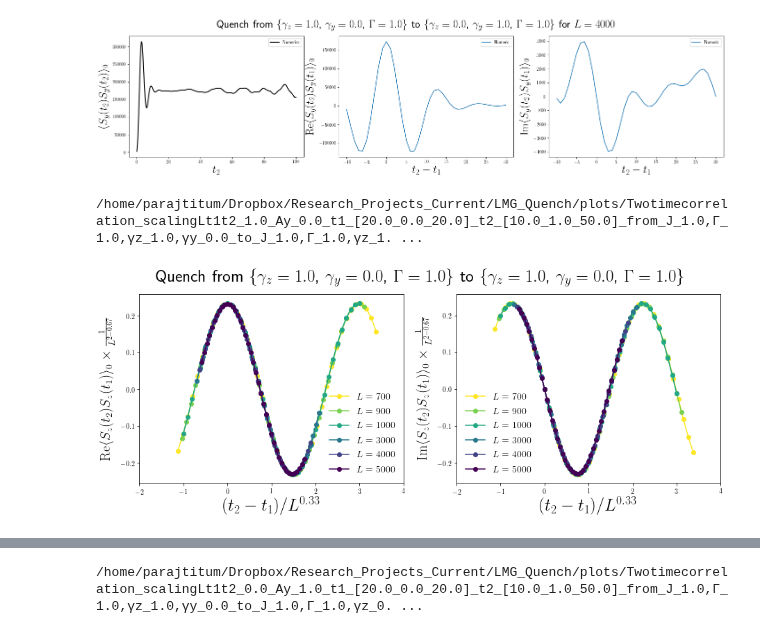
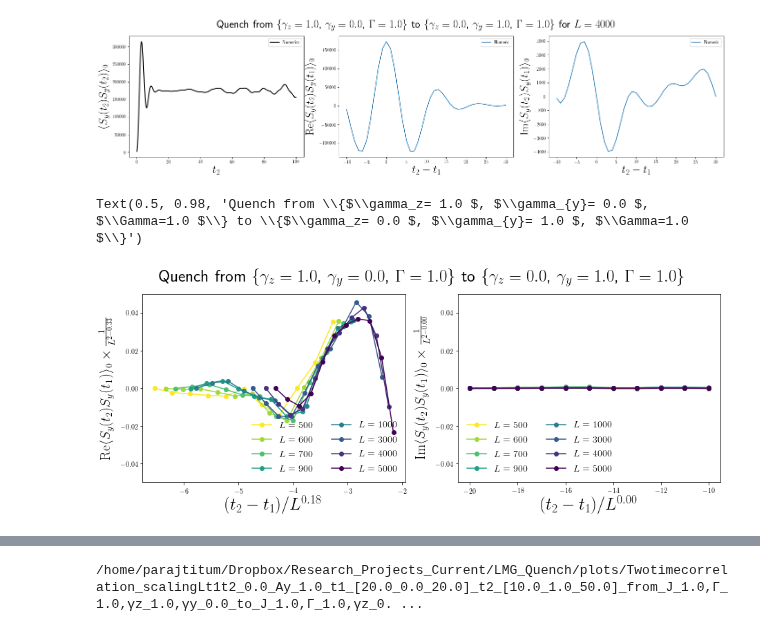
Before and after one commit to paraj003/LMG_quench, a Jupyter notebook: LMG_sim.ipynb, the cells around one changed output, grey strips where cells are left out. Cells and saved outputs as stored; diff of their text form; code cells hidden in the pictures.

```diff
--- a/LMG_sim.ipynb
+++ b/LMG_sim.ipynb
@@ -461,11 +475,12 @@ Caption: Quench to the critical point. It is clear that the scaling with system
 # %%
 #Scaling Collapse over all times
 #plt.plot(tarr,Mϕ2vals_nonzero,'-',linewidth=2,label='$\\langle S_z^2(t)+ S_y^2(t)\\rangle$')
-mz=0.5#0.36
-mt=1/4#0.18
+mz=0.33#0.36
+mt=0.17#0.18
 for L,p in zip(Larr_nonzero,range(np.size(Larr_nonzero))):
-    plt.plot(tarr/L**mt,np.log(Mz2vals_nonzero[:,p])+mz*np.log(L),'.',markersize=8,linewidth=2,label='$L=%d$'% L)
+    Mϕ2vals_nonzero=Sϕ2vals_nonzero*4/L**2
+    plt.plot(tarr/L**mt,np.log(Mϕ2vals_nonzero[:,p])+mz*np.log(L),'.',markersize=8,linewidth=2,label='$L=%d$'% L)
 plt.xlabel("$t/L^{ %0.2f } $"% mt,fontsize=25)
-plt.ylabel("${\\rm log}\\langle M^2_\\phi \\rangle+ %0.2f {\\rmlog}L$"% mz,fontsize=25)
-plt.legend(loc=4,numpoints=1)
-plt.title(' \\{$\Gamma=%.1f, \\gamma_z= %.1f $, $\\gamma_{y}= %.1f $\\} to \\{$\\Gamma=%.1f, \\gamma_z= %.1f $, $\\gamma_{y}= %.1f $\\}'%(paramvals0.Γ,paramvals0.γz,paramvals0.γy, paramvalsf.Γ,paramvalsf.γz,paramvalsf.γy))
+plt.ylabel("${\\rm log}\\langle M^2_\\phi \\rangle+ %0.2f {\\rm log}L$"% mz,fontsize=25)
+plt.legend(loc=4,numpoints=1,ncol=2)
+#plt.title(' \\{$\Gamma=%.1f, \\gamma_z= %.1f $, $\\gamma_{y}= %.1f $\\} to \\{$\\Gamma=%.1f, \\gamma_z= %.1f $, $\\gamma_{y}= %.1f $\\}'%(paramvals0.Γ,paramvals0.γz,paramvals0.γy, paramvalsf.Γ,paramvalsf.γz,paramvalsf.γy))
@@ -1002,7 +1043,7 @@ tarr=np.arange(dt,Tf+dt,dt) #for calculating <Sϕ(t)Sϕ(t)>
 #two-time correlator definitions
 Larr=np.concatenate([np.arange(100,1100,100),np.arange(2000,10000,1000)])
 t1arr=np.array([20.])
-t2arr=np.linspace(10,50,int((50-10)/1.0)+1)
+t2arr=np.linspace(0,10,int((10-0)/0.2)+1)#np.linspace(10,50,int((50-10)/1.0)+1)
 Azf=1.
 Ayf=0.
 # %%
@@ -1145,7 +1190,7 @@ deletelist=np.array([],dtype=int)
 for L,p in zip(Larr,range(np.size(Larr))):
     #print('L='+str(L))#, end='\r', flush=True)
     paramvals0=LMG.Ham_params(N=L,S=L/2,J=1.,γz=1.,γy=0.,Γ=1.)
-    paramvalsf=LMG.Ham_params(N=L,S=L/2,J=1.,γz=1.,γy=0.,Γ=1.)
+    paramvalsf=LMG.Ham_params(N=L,S=L/2,J=1.,γz=0.,γy=1.,Γ=1.)
     #load Sz^2 data
     filename1=directory5+'Twotimecorrelator_Az_1.0_Ay_0.0_t1_'+LMG.arrtostr(t1arr)+'_t2_'+LMG.arrtostr(t2arr)+'_from_'+paramvals0.paramstr()+'_to_'+paramvalsf.paramstr()+'.hdf5'
     #load Sy^2 data
@@ -1215,44 +1262,46 @@ plt.suptitle('Quench from \\{$\\gamma_z= %.1f $, $\\gamma_{y}= %.1f $, $\Gamma=%
 Text(0.5, 0.98, 'Quench from \\{$\\gamma_z= 1.0 $, $\\gamma_{y}= 0.0 $, $\\Gamma=1.0 $\\} to \\{$\\gamma_z= 0.0 $, $\\gamma_{y}= 1.0 $, $\\Gamma=1.0 $\\} for $L=4000$')
 [figure]
 # %%
-stLind=6 #plots for L values in Larr[stLind:]
+## Use for calculating <Sϕ(t2)Sϕ(t1)> as a function of t2-t1
+
+stLind=4 #plots for L values in Larr[stLind:]
 #colormap
 cmap=plt.cm.get_cmap('viridis_r')
 colors = cmap(np.linspace(0,1,np.size(Larr_nonzero2[stLind:])))
 #finite size scaling collapse
-mtR=1/3#0.17
-mzR=2/3#0.33
+mtR=0.18#1/3#0.17
+mzR=0.33#2/3#0.33
 plt.figure(figsize=[15,5])
 plt.subplot(1,2,1)
 for L,p in zip(Larr_nonzero2[stLind:],range(stLind,np.size(Larr_nonzero2))):
     #print(p)
-    plt.plot((t2arr-t1arr[0])/L**mtR,(np.real(correlationzvals_nonzero[:,p]))/L**(2-mzR),'-o',color=colors[p-stLind],label='$L=%d$'% L)
+    plt.plot((t2arr-t1arr[0])/L**mtR,(np.real(correlationyvals_nonzero[:,p]))/L**(2-mzR),'-o',color=colors[p-stLind],label='$L=%d$'% L)
 #plt.plot(t2arr-t1arr[0],analytic_correlation_real,label='Analytic')
 plt.xlabel('$(t_2-t_1)/L^{%.2f}$'% mtR,fontsize=25)
-plt.ylabel('${\\rm Re}\\langle S_z(t_2)S_z(t_1)\\rangle_0\\times\\frac{1}{L^{2-%.2f}}$'%mzR,fontsize=20)
-plt.xlim(-2,4)
-#plt.ylim (-0.16,0.195)
-plt.legend(fontsize=14,frameon=False,loc=4)
+plt.ylabel('${\\rm Re}\\langle S_y(t_2)S_y(t_1)\\rangle_0\\times\\frac{1}{L^{2-%.2f}}$'%mzR,fontsize=20)
+#plt.xlim(-2,4)
+plt.ylim (-0.05,0.05)
+plt.legend(fontsize=14,frameon=False,loc=4,ncol=2)
 plt.subplot(1,2,2)
-mtI=1/3#1/6
-mzI=2/3
+mtI=0.#1/3#1/6
+mzI=0.#2/3
 for L,p in zip(Larr_nonzero2[stLind:],range(stLind,np.size(Larr_nonzero2))):
     #print(p)
-    plt.plot((t2arr-t1arr[0])/L**mtI,(np.imag(correlationzvals_nonzero[:,p]))/L**(2-mzI),'-o',color=colors[p-stLind],label='$L=%d$'% L)
+    plt.plot((t2arr-t1arr[0])/L**mtI,(np.imag(correlationyvals_nonzero[:,p]))/L**(2-mzI),'-o',color=colors[p-stLind],label='$L=%d$'% L)
 #plt.plot(t2arr-t1arr[0],analytic_correlation_real,label='Analytic')
 plt.xlabel('$(t_2-t_1)/L^{%.2f}$'% mtI,fontsize=25)
-plt.ylabel('${\\rm Im}\\langle S_z(t_2)S_z(t_1)\\rangle_0\\times\\frac{1}{L^{2-%.2f}}$'%mzI,fontsize=20)
-plt.xlim(-2,4)
-#plt.ylim(-0.3,0.3)
-plt.legend(fontsize=14,frameon=False,loc=3)
+plt.ylabel('${\\rm Im}\\langle S_y(t_2)S_y(t_1)\\rangle_0\\times\\frac{1}{L^{2-%.2f}}$'%mzI,fontsize=20)
+#plt.xlim(-2,4)
+plt.ylim(-0.05,0.05)
+plt.legend(fontsize=14,frameon=False,loc=3,ncol=2)
 plt.suptitle('Quench from \\{$\\gamma_z= %.1f $, $\\gamma_{y}= %.1f $, $\Gamma=%.1f $\\} to \\{$\\gamma_z= %.1f $, $\\gamma_{y}= %.1f $, $\Gamma=%.1f $\\}'%(paramvals0.γz,paramvals0.γy,paramvals0.Γ, paramvalsf.γz,paramvalsf.γy,paramvalsf.Γ),fontsize=25)
 
 #save figure
-#Az=1.
-#Ay=0.
-#figname='/home/parajtitum/Dropbox/Research_Projects_Current/LMG_Quench/plots/Twotimecorrelation_scalingLt1t2_'+str(float(Az))+'_Ay_'+str(float(Ay))+'_t1_'+LMG.arrtostr(t1arr)+'_t2_'+LMG.arrtostr(t2arr)+'_from_'+paramvals0.paramstrwithoutLS()+'_to_'+paramvalsf.paramstrwithoutLS()+'.pdf'
+#Az=0.
+#Ay=1.
+#figname='/home/parajtitum/Dropbox/Research_Projects_Current/LMG_Quench/plots/Twotimecorrelation_scalingLt1t2_Az_'+str(float(Az))+'_Ay_'+str(float(Ay))+'_t1_'+LMG.arrtostr(t1arr)+'_t2_'+LMG.arrtostr(t2arr)+'_from_'+paramvals0.paramstrwithoutLS()+'_to_'+paramvalsf.paramstrwithoutLS()+'.pdf'
 #print(figname)
 #plt.savefig(figname,bbox_inches="tight")
 # %% [output]
-/home/parajtitum/Dropbox/Research_Projects_Current/LMG_Quench/plots/Twotimecorrelation_scalingLt1t2_1.0_Ay_0.0_t1_[20.0_0.0_20.0]_t2_[10.0_1.0_50.0]_from_J_1.0,Γ_1.0,γz_1.0,γy_0.0_to_J_1.0,Γ_1.0,γz_1. ...
+Text(0.5, 0.98, 'Quench from \\{$\\gamma_z= 1.0 $, $\\gamma_{y}= 0.0 $, $\\Gamma=1.0 $\\} to \\{$\\gamma_z= 0.0 $, $\\gamma_{y}= 1.0 $, $\\Gamma=1.0 $\\}')
-[figure, old version]
+[figure, new version]
```
Also changed, not shown: parts of 16 cells of this notebook.
